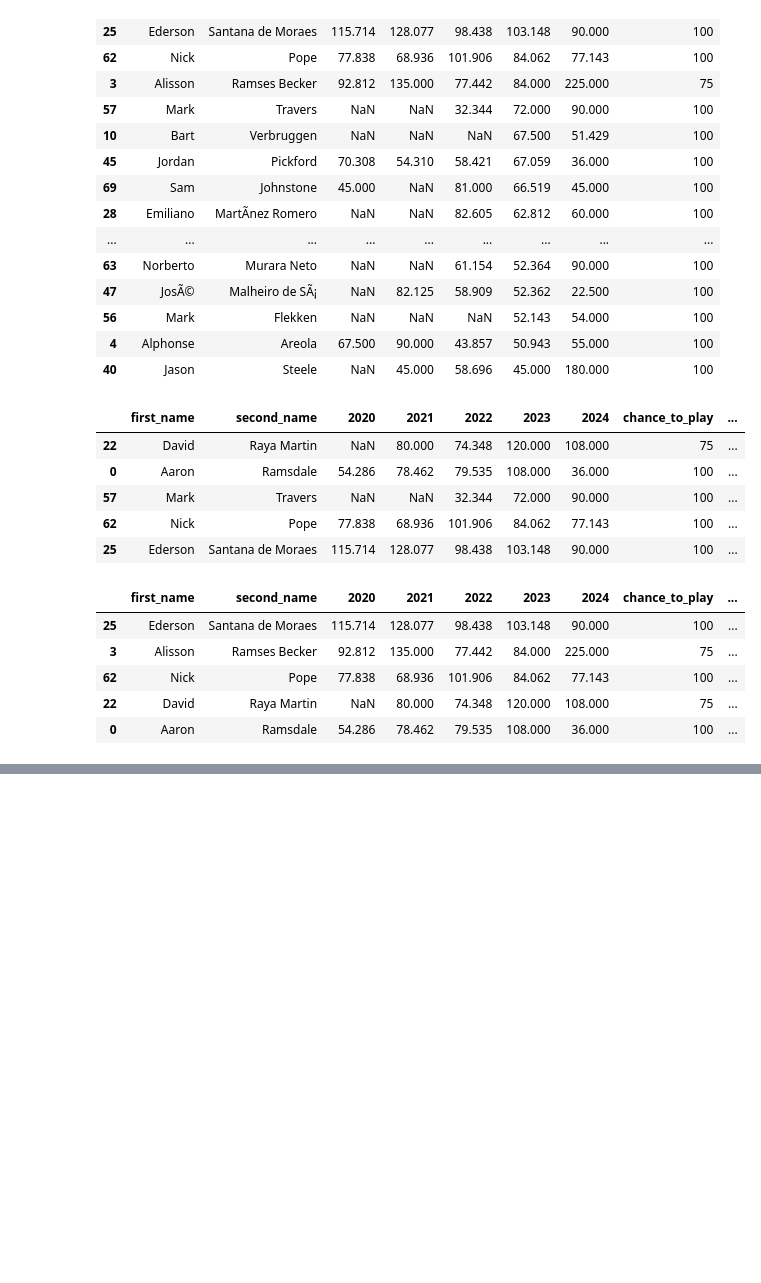
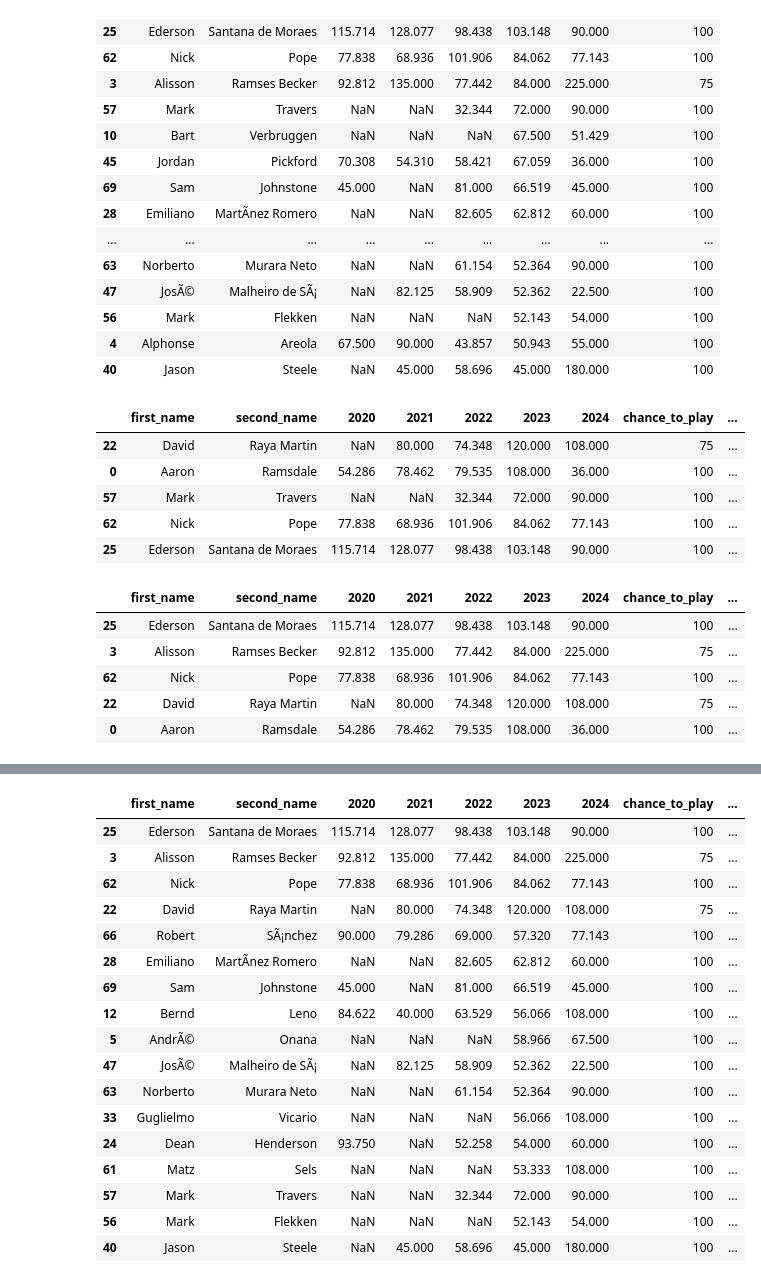
Before and after one commit to vrutkovs/fpl, a Jupyter notebook: gks_experiments.ipynb, the cells around one changed output, grey strips where cells are left out. Cells and saved outputs as stored; diff of their text form; code cells hidden in the pictures; blank space fills up the shorter version.

```diff
--- a/gks_experiments.ipynb
+++ b/gks_experiments.ipynb
@@ -245,2 +89,35 @@ gk_data
+# %%
+# Get current season stats to calculate performance
+gk_data = predicted_gks_svr.copy()
+gk_data = gk_data.apply(goalkeeper.expected_vs_actual_goals_conceded, axis=1)
+
+# Drop if performes much worse
+gk_data.drop(gk_data[gk_data["overperformed_goals"] < -1].index, inplace=True)
+gk_data.dropna(how='all', inplace=True)
+
+gk_data = gk_data.apply(goalkeeper.saves_goals_conceded, axis=1)
+# Drop if performes much worse
+gk_data.drop(gk_data[gk_data["overperformed_saves"] < 1].index, inplace=True)
+gk_data.dropna(how='all', inplace=True)
+gk_data
+# %% [output]
+|  | first_name | second_name | 2020 | 2021 | 2022 | 2023 | 2024 | chance_to_play | ... |
+| 25 | Ederson | Santana de Moraes | 115.714 | 128.077 | 98.438 | 103.148 | 90.000 | 100 | ... |
+| 3 | Alisson | Ramses Becker | 92.812 | 135.000 | 77.442 | 84.000 | 225.000 | 75 | ... |
+| 62 | Nick | Pope | 77.838 | 68.936 | 101.906 | 84.062 | 77.143 | 100 | ... |
+| 22 | David | Raya Martin | NaN | 80.000 | 74.348 | 120.000 | 108.000 | 75 | ... |
+| 66 | Robert | SÃ¡nchez | 90.000 | 79.286 | 69.000 | 57.320 | 77.143 | 100 | ... |
+| 28 | Emiliano | MartÃ­nez Romero | NaN | NaN | 82.605 | 62.812 | 60.000 | 100 | ... |
+| 69 | Sam | Johnstone | 45.000 | NaN | 81.000 | 66.519 | 45.000 | 100 | ... |
+| 12 | Bernd | Leno | 84.622 | 40.000 | 63.529 | 56.066 | 108.000 | 100 | ... |
+| 5 | AndrÃ© | Onana | NaN | NaN | NaN | 58.966 | 67.500 | 100 | ... |
+| 47 | JosÃ© | Malheiro de SÃ¡ | NaN | 82.125 | 58.909 | 52.362 | 22.500 | 100 | ... |
+| 63 | Norberto | Murara Neto | NaN | NaN | 61.154 | 52.364 | 90.000 | 100 | ... |
+| 33 | Guglielmo | Vicario | NaN | NaN | NaN | 56.066 | 108.000 | 100 | ... |
+| 24 | Dean | Henderson | 93.750 | NaN | 52.258 | 54.000 | 60.000 | 100 | ... |
+| 61 | Matz | Sels | NaN | NaN | NaN | 53.333 | 108.000 | 100 | ... |
+| 57 | Mark | Travers | NaN | NaN | 32.344 | 72.000 | 90.000 | 100 | ... |
+| 56 | Mark | Flekken | NaN | NaN | NaN | 52.143 | 54.000 | 100 | ... |
+| 40 | Jason | Steele | NaN | 45.000 | 58.696 | 45.000 | 180.000 | 100 | ... |
 # %%
 # mix in player stats
```
Also changed, not shown: parts of 7 cells of this notebook, 4 other files.
